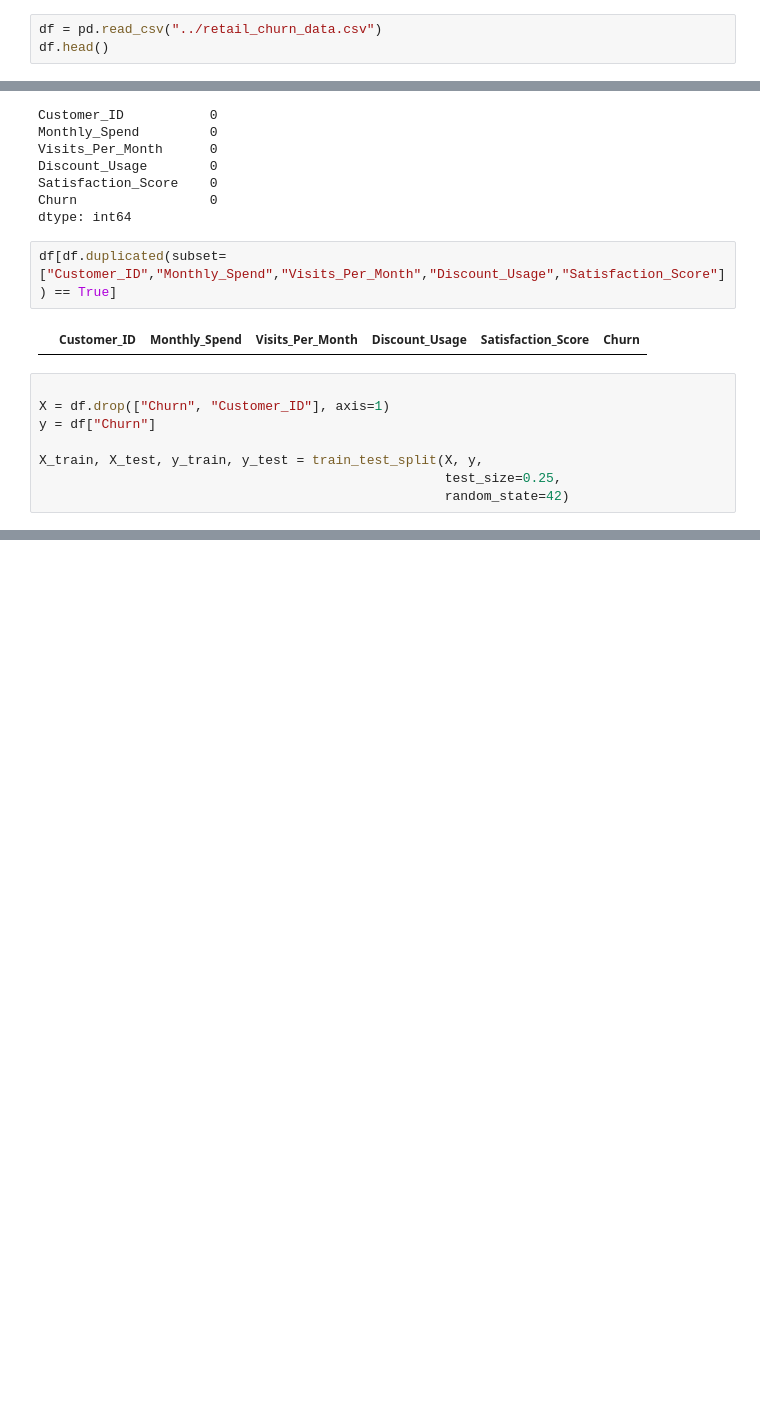
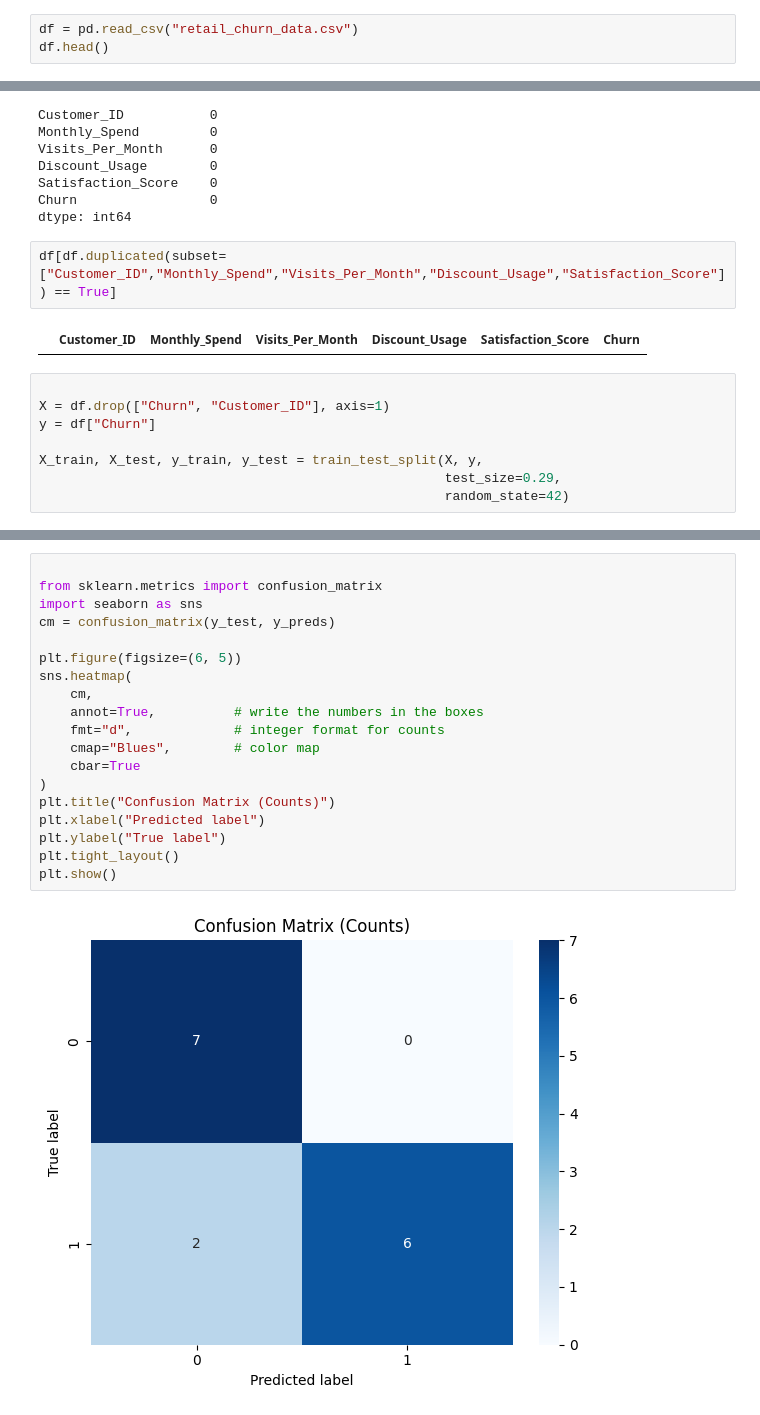
Before and after one commit to Bitmaze-13/Training_Assessment, a Jupyter notebook: Bagging_random_forest/Bagging.ipynb, the cells around one changed output, grey strips where cells are left out. Drawn from its saved outputs; the diff is of its cells as text; blank space fills up the shorter version.

```diff
--- a/Bagging_random_forest/Bagging.ipynb
+++ b/Bagging_random_forest/Bagging.ipynb
@@ -4,7 +4,7 @@ import numpy as np
 import matplotlib.pyplot as plt
 from sklearn.model_selection import train_test_split
 # %%
-df = pd.read_csv("../retail_churn_data.csv")
+df = pd.read_csv("retail_churn_data.csv")
 df.head()
 # %% [output]
 |  | Customer_ID | Monthly_Spend | Visits_Per_Month | Discount_Usage | Satisfaction_Score | Churn |
@@ -61,7 +61,7 @@ X = df.drop(["Churn", "Customer_ID"], axis=1)
 y = df["Churn"]
 
 X_train, X_test, y_train, y_test = train_test_split(X, y,
-                                                    test_size=0.25,
+                                                    test_size=0.29,
                                                     random_state=42)
 # %%
 from sklearn.tree import DecisionTreeClassifier
@@ -86,0 +87,21 @@ accuracy Score 0.8462
+# %%
+
+from sklearn.metrics import confusion_matrix
+import seaborn as sns
+cm = confusion_matrix(y_test, y_preds)
+
+plt.figure(figsize=(6, 5))
+sns.heatmap(
+    cm,
+    annot=True,          # write the numbers in the boxes
+    fmt="d",             # integer format for counts
+    cmap="Blues",        # color map
+    cbar=True
+)
+plt.title("Confusion Matrix (Counts)")
+plt.xlabel("Predicted label")
+plt.ylabel("True label")
+plt.tight_layout()
+plt.show()
+# %% [output]
+[figure, added]
```
Also changed, not shown: parts of 1 cell of this notebook, 9 other files.
